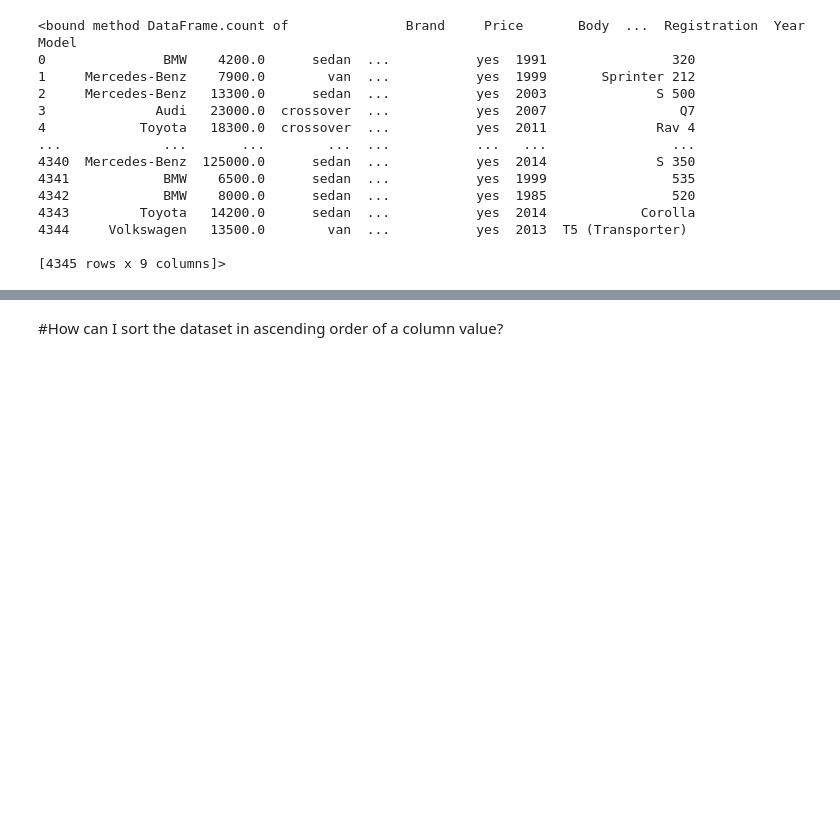
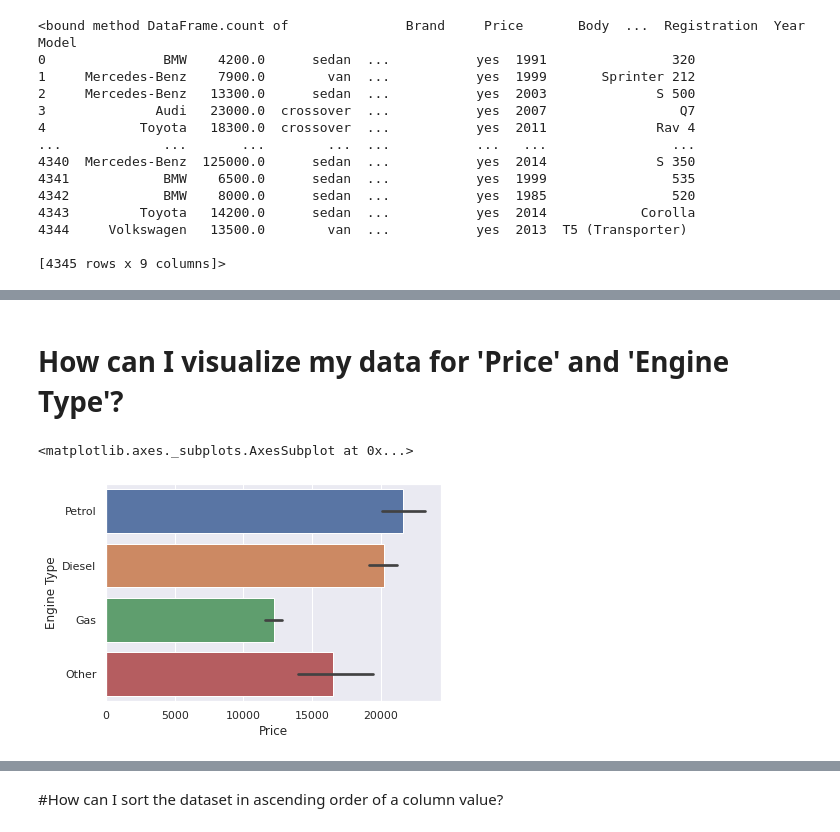
Before and after one commit to sinishibu/IntroToDataScience, a Jupyter notebook: Car_Resale_Project.ipynb, the cells around one changed output, grey strips where cells are left out. Drawn from its saved outputs; the diff is of its cells as text; code cells hidden in the pictures; blank space fills up the shorter version.

```diff
--- a/Car_Resale_Project.ipynb
+++ b/Car_Resale_Project.ipynb
@@ -73,0 +84,7 @@ data.count
+# %% [markdown]
+# How can I visualize my data for 'Price' and 'Engine Type'?
+# %%
+sns.barplot(data['Price'],data['Engine Type'])
+# %% [output]
+<matplotlib.axes._subplots.AxesSubplot at 0x...>
+[figure, added]
```
Also changed, not shown: parts of 18 cells of this notebook.
